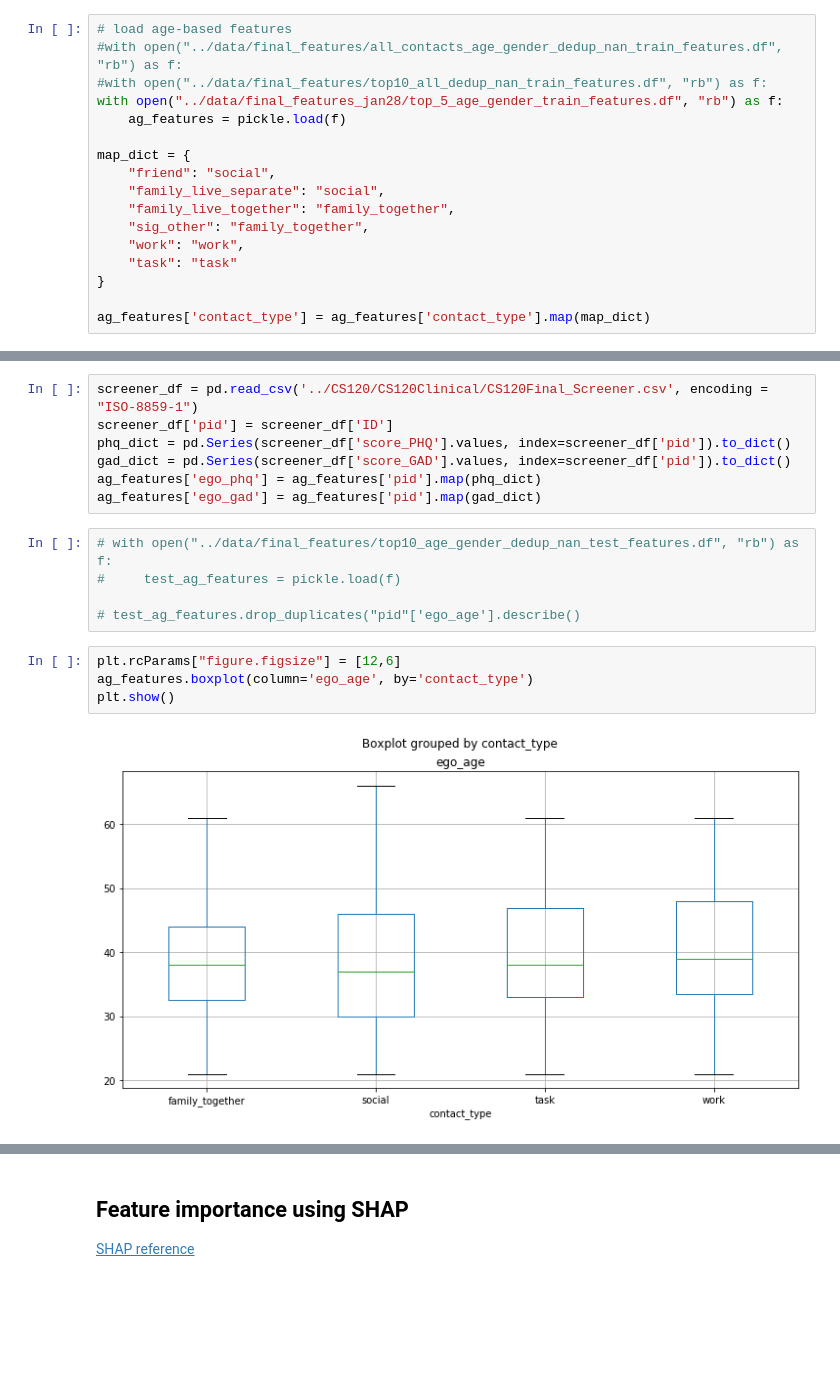
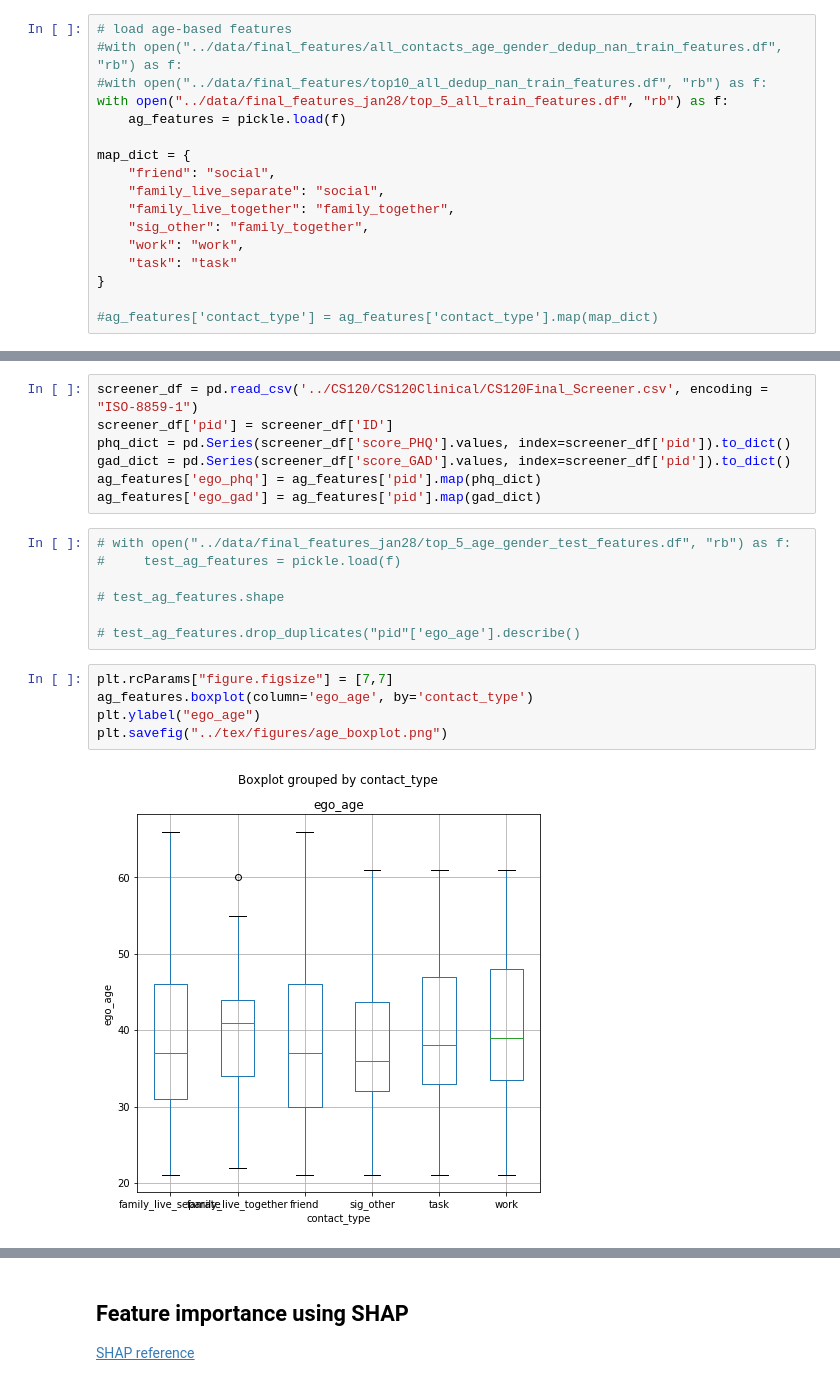
Before and after one commit to tliu526/relationship-prediction, a Jupyter notebook: notebooks/demographics_stats.ipynb, the cells around one changed output, grey strips where cells are left out. Cells and saved outputs as stored; diff of their text form; blank space fills up the shorter version.

```diff
--- a/notebooks/demographics_stats.ipynb
+++ b/notebooks/demographics_stats.ipynb
@@ -168,7 +171,7 @@ Estimating the category and quality of interpersonal relationships from ubiquito
 # load age-based features
 #with open("../data/final_features/all_contacts_age_gender_dedup_nan_train_features.df", "rb") as f:
 #with open("../data/final_features/top10_all_dedup_nan_train_features.df", "rb") as f:
-with open("../data/final_features_jan28/top_5_age_gender_train_features.df", "rb") as f:
+with open("../data/final_features_jan28/top_5_all_train_features.df", "rb") as f:
     ag_features = pickle.load(f)
 
 map_dict = {
@@ -180,4 +183,4 @@ map_dict = {
     "task": "task"
 }
 
-ag_features['contact_type'] = ag_features['contact_type'].map(map_dict)
+#ag_features['contact_type'] = ag_features['contact_type'].map(map_dict)
@@ -213,16 +220,19 @@ gad_dict = pd.Series(screener_df['score_GAD'].values, index=screener_df['pid']).
 ag_features['ego_phq'] = ag_features['pid'].map(phq_dict)
 ag_features['ego_gad'] = ag_features['pid'].map(gad_dict)
 # %%
-# with open("../data/final_features/top10_age_gender_dedup_nan_test_features.df", "rb") as f:
+# with open("../data/final_features_jan28/top_5_age_gender_test_features.df", "rb") as f:
 #     test_ag_features = pickle.load(f)
 
+# test_ag_features.shape
+
 # test_ag_features.drop_duplicates("pid"['ego_age'].describe()
 # %%
-plt.rcParams["figure.figsize"] = [12,6]
+plt.rcParams["figure.figsize"] = [7,7]
 ag_features.boxplot(column='ego_age', by='contact_type')
-plt.show()
+plt.ylabel("ego_age")
+plt.savefig("../tex/figures/age_boxplot.png")
 # %% [output]
-[figure, old version]
+[figure, new version]
 # %% [markdown]
 ## Performance increase when including age/gender
 
```
Also changed, not shown: parts of 55 cells of this notebook, 2 other files.
